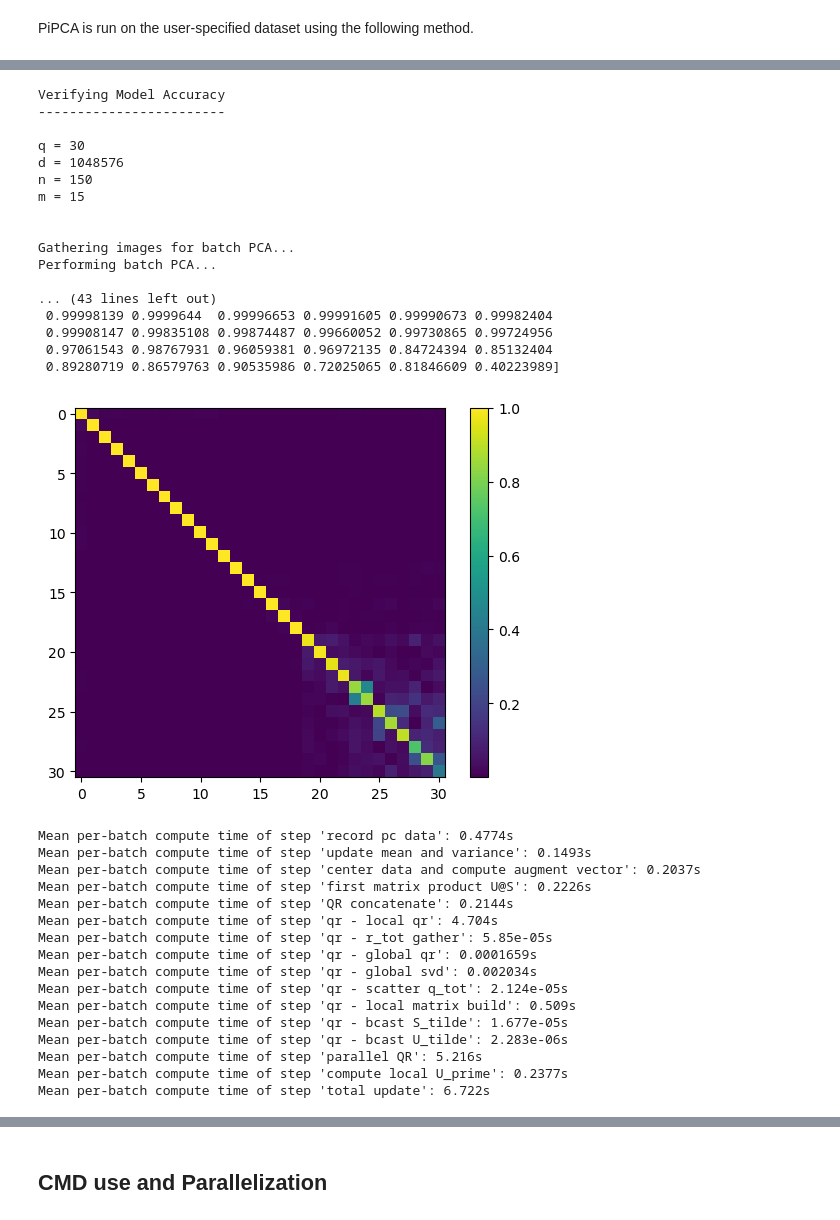
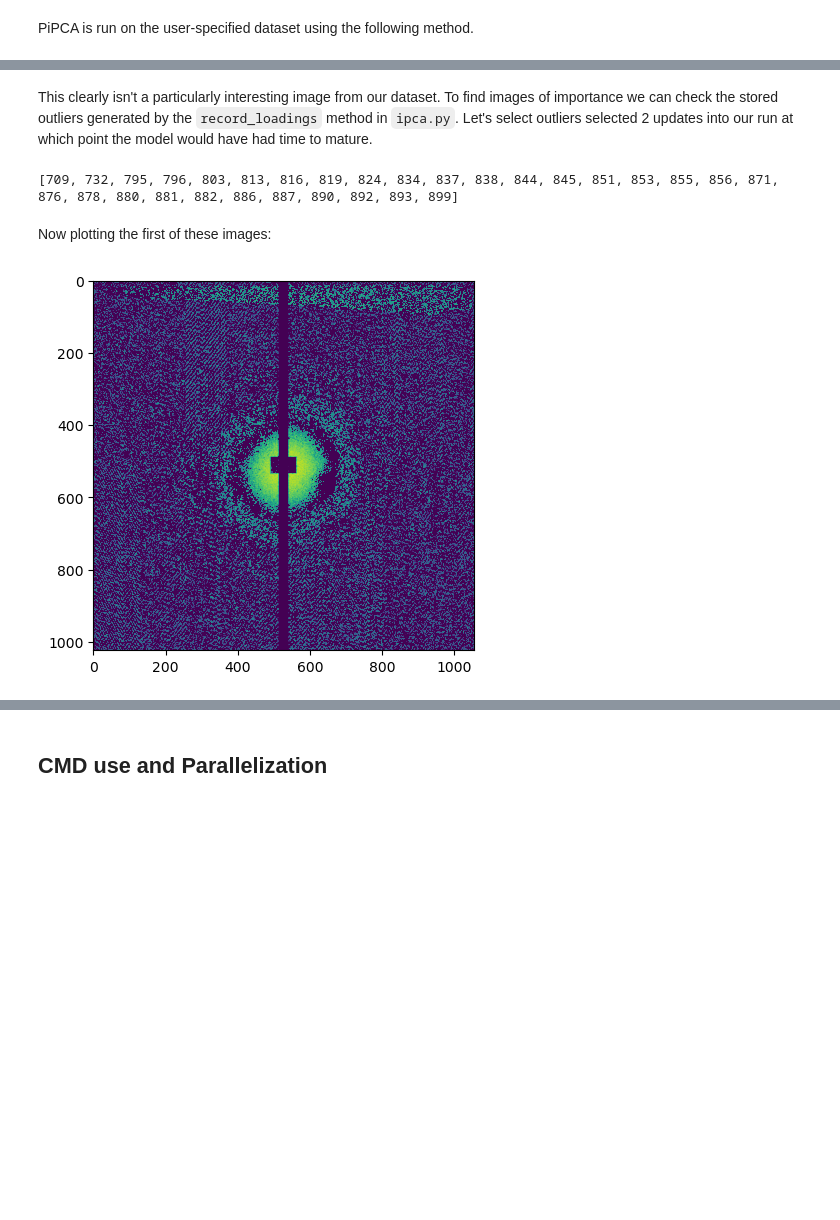
Before and after one commit to slac-lcls/btx, a Jupyter notebook: tutorial/notebooks/demo.ipynb, the cells around one changed output, grey strips where cells are left out. Saved outputs shown, nothing was run; the diff lists cells and outputs as text; code cells hidden in the pictures; blank space fills up the shorter version.

```diff
--- a/tutorial/notebooks/demo.ipynb
+++ b/tutorial/notebooks/demo.ipynb
@@ -90,37 +88,13 @@ Provided the sample run is small enough, metrics comparing a run of PiPCA and ba
-# %%
-ipca.verify_model_accuracy()
-# %% [output]
-Verifying Model Accuracy
-------------------------
-
-q = 30
-d = 1048576
-n = 150
-m = 15
-
-
-Gathering images for batch PCA...
-Performing batch PCA...
-
-... (43 lines left out)
- 0.99998139 0.9999644  0.99996653 0.99991605 0.99990673 0.99982404
- 0.99908147 0.99835108 0.99874487 0.99660052 0.99730865 0.99724956
- 0.97061543 0.98767931 0.96059381 0.96972135 0.84724394 0.85132404
- 0.89280719 0.86579763 0.90535986 0.72025065 0.81846609 0.40223989]
-[figure, removed]
-Mean per-batch compute time of step 'record pc data': 0.4774s
-Mean per-batch compute time of step 'update mean and variance': 0.1493s
-Mean per-batch compute time of step 'center data and compute augment vector': 0.2037s
-Mean per-batch compute time of step 'first matrix product U@S': 0.2226s
-Mean per-batch compute time of step 'QR concatenate': 0.2144s
-Mean per-batch compute time of step 'qr - local qr': 4.704s
-Mean per-batch compute time of step 'qr - r_tot gather': 5.85e-05s
-Mean per-batch compute time of step 'qr - global qr': 0.0001659s
-Mean per-batch compute time of step 'qr - global svd': 0.002034s
-Mean per-batch compute time of step 'qr - scatter q_tot': 2.124e-05s
-Mean per-batch compute time of step 'qr - local matrix build': 0.509s
-Mean per-batch compute time of step 'qr - bcast S_tilde': 1.677e-05s
-Mean per-batch compute time of step 'qr - bcast U_tilde': 2.283e-06s
-Mean per-batch compute time of step 'parallel QR': 5.216s
-Mean per-batch compute time of step 'compute local U_prime': 0.2377s
-Mean per-batch compute time of step 'total update': 6.722s
+# %% [markdown]
+This clearly isn't a particularly interesting image from our dataset. To find images of importance we can check the stored outliers generated by the `record_loadings` method in `ipca.py`. Let's select outliers selected 2 updates into our run at which point the model would have had time to mature.
+# %%
+outliers = [x for x in (ipca.outliers + m + start_offset) if x > start_offset + 2 * m]
+print(outliers)
+# %% [output]
+[709, 732, 795, 796, 803, 813, 816, 819, 824, 834, 837, 838, 844, 845, 851, 853, 855, 856, 871, 876, 878, 880, 881, 882, 886, 887, 890, 892, 893, 899]
+# %% [markdown]
+Now plotting the first of these images:
+# %%
+display_image(709)
+# %% [output]
+[figure, added]
```
Also changed, not shown: parts of 18 cells of this notebook.
